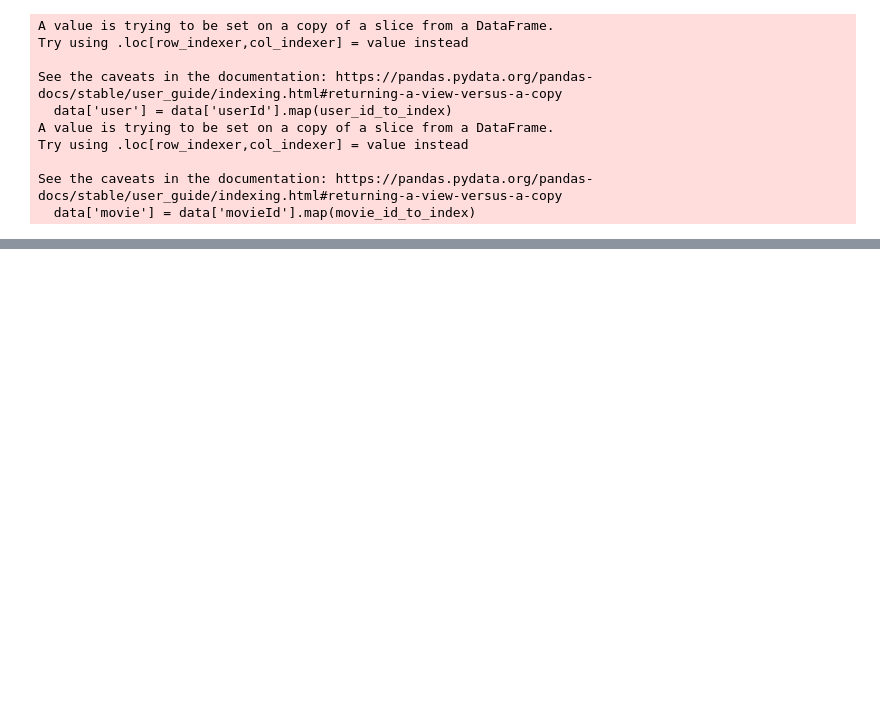
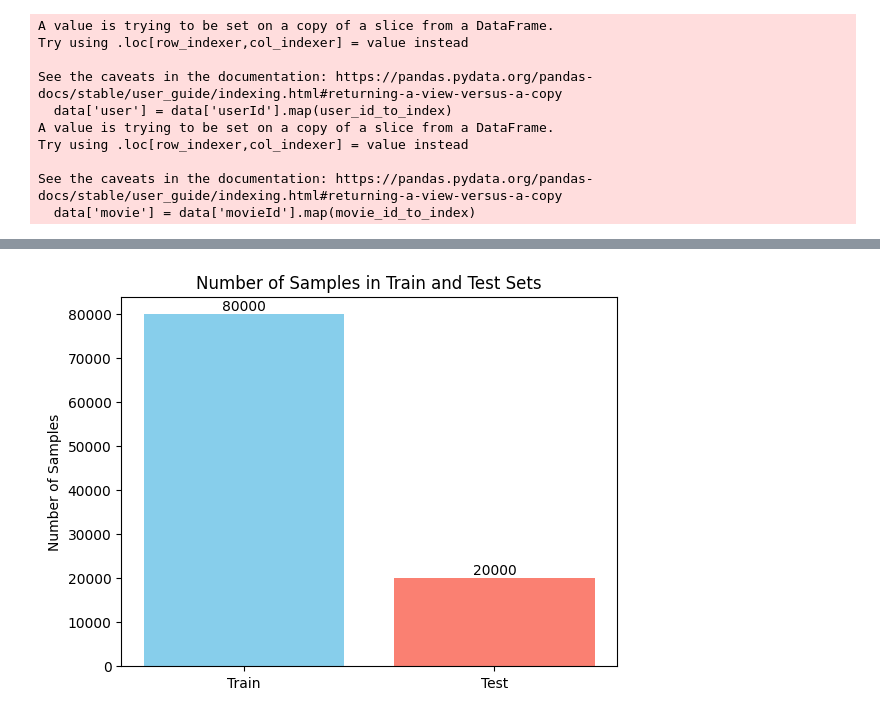
Before and after one commit to TranDucLongAIDHSPKTHY/DemoMovies, a Jupyter notebook: Recommendation_systems_for_Movies_using_Deep_Learning.ipynb, the cells around one changed output, grey strips where cells are left out. Cells and saved outputs as stored; diff of their text form; code cells hidden in the pictures; blank space fills up the shorter version.

```diff
--- a/Recommendation_systems_for_Movies_using_Deep_Learning.ipynb
+++ b/Recommendation_systems_for_Movies_using_Deep_Learning.ipynb
@@ -149,6 +177,26 @@ plt.show()
 # %%
 #train, test = train_test_split(matched_ratings, test_size=0.2, random_state=42)
 train, test = train_test_split(data, test_size=0.2, random_state=42)
+# %%
+# Đếm số lượng mẫu trong mỗi tập
+train_count = len(train)
+test_count = len(test)
+
+# Vẽ biểu đồ
+labels = ['Train', 'Test']
+counts = [train_count, test_count]
+
+plt.bar(labels, counts, color=['skyblue', 'salmon'])
+
+# Hiển thị số lượng mẫu trên đỉnh mỗi cột
+for i, count in enumerate(counts):
+    plt.text(i, count + 100, str(count), ha='center', va='bottom')
+
+plt.ylabel('Number of Samples')
+plt.title('Number of Samples in Train and Test Sets')
+plt.show()
+# %% [output]
+[figure, added]
 # %%
 # Định nghĩa dataset cho PyTorch
 #class RatingsDataset(torch.utils.data.Dataset):
```
Also changed, not shown: parts of 37 cells of this notebook.
